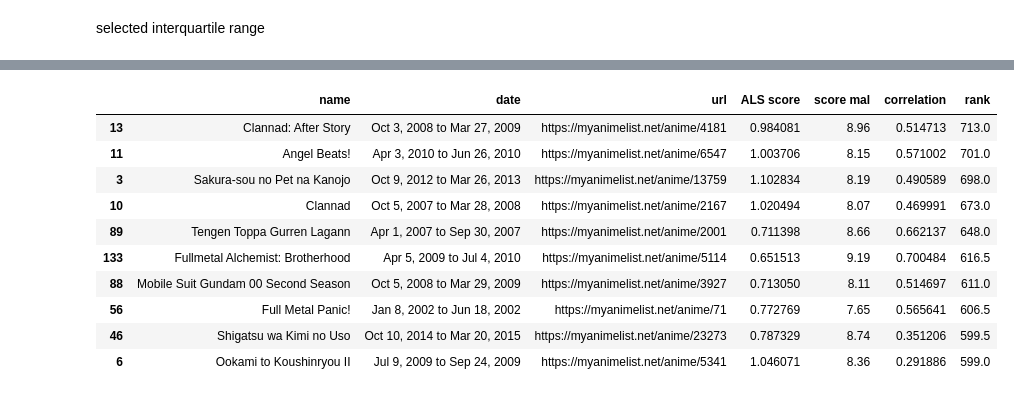
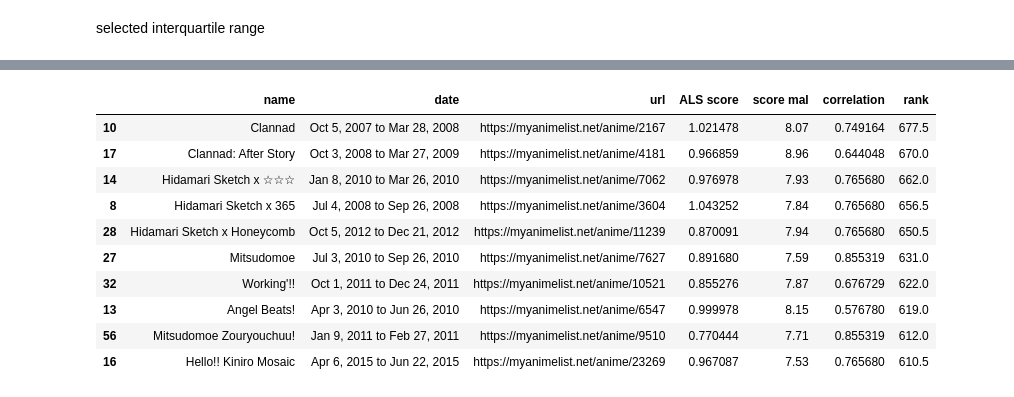
Before and after one commit to ksn38/mal-recommender, a Jupyter notebook: mal-recommender.ipynb, the cells around one changed output, grey strips where cells are left out. Drawn from its saved outputs; the diff is of its cells as text; code cells hidden in the pictures.

Commit message:
loc my_genres > 6

```diff
--- a/mal-recommender.ipynb
+++ b/mal-recommender.ipynb
@@ -64,7 +64,7 @@ df_genres.head(3)
 # %% [markdown]
 limit by years
 # %%
-max_year = 2222
+max_year = 9999
 min_year = 2000
 
 anime_id = []
@@ -75,7 +75,7 @@ for i in anime['anime_id']:
     try:
         year.append(int(re.findall('[0-9]{4}', str(anime.loc[anime['anime_id'] == i]['Aired'].values[0]))[0]))
     except IndexError:
-        year.append(9999)
+        year.append(8888)
 
 df_year = pd.DataFrame({'anime_id': anime_id, 'year': year})
 df_year = df_year.loc[(df_year['year'] < max_year)&(df_year['year'] > min_year)]
@@ -191,7 +191,8 @@ id_score = model.recommend(-1, user_item_matrix_csr[-1], N=250, filter_already_l
 anime_id = [idALS_anime_id[i] for i in id_score[0]]
 ALScore = dict((i, j) for i, j in zip(anime_id, id_score[1]))
 # %%
-my_genres = df_genres[df_genres.index.isin(my_animelist.index)].mean().values
+my_animelist = my_animelist.loc[my_animelist['rating'] > 6]
+my_genres = df_genres[df_genres.index.isin(my_animelist['anime_id'])].mean().values
 
 def rec_final(rec):
     name = []
@@ -222,20 +223,20 @@ def rec_final(rec):
         df = df.sort_values('rank', ascending=False)
     return df
 # %%
-rec_final(anime_id).to_html('rec_final.html', encoding='utf-8', index=False, render_links=True)
+rec_final(anime_id).to_html('ALS recommendations.html', encoding='utf-8', index=False, render_links=True)
 rec_final(anime_id)[:10]
 # %% [output]
 |  | name | date | url | ALS score | score mal | correlation | rank |
-| 13 | Clannad: After Story | Oct 3, 2008 to Mar 27, 2009 | https://myanimelist.net/anime/4181 | 0.984081 | 8.96 | 0.514713 | 713.0 |
-| 11 | Angel Beats! | Apr 3, 2010 to Jun 26, 2010 | https://myanimelist.net/anime/6547 | 1.003706 | 8.15 | 0.571002 | 701.0 |
-| 3 | Sakura-sou no Pet na Kanojo | Oct 9, 2012 to Mar 26, 2013 | https://myanimelist.net/anime/13759 | 1.102834 | 8.19 | 0.490589 | 698.0 |
-| 10 | Clannad | Oct 5, 2007 to Mar 28, 2008 | https://myanimelist.net/anime/2167 | 1.020494 | 8.07 | 0.469991 | 673.0 |
-| 89 | Tengen Toppa Gurren Lagann | Apr 1, 2007 to Sep 30, 2007 | https://myanimelist.net/anime/2001 | 0.711398 | 8.66 | 0.662137 | 648.0 |
-| 133 | Fullmetal Alchemist: Brotherhood | Apr 5, 2009 to Jul 4, 2010 | https://myanimelist.net/anime/5114 | 0.651513 | 9.19 | 0.700484 | 616.5 |
-| 88 | Mobile Suit Gundam 00 Second Season | Oct 5, 2008 to Mar 29, 2009 | https://myanimelist.net/anime/3927 | 0.713050 | 8.11 | 0.514697 | 611.0 |
-| 56 | Full Metal Panic! | Jan 8, 2002 to Jun 18, 2002 | https://myanimelist.net/anime/71 | 0.772769 | 7.65 | 0.565641 | 606.5 |
-| 46 | Shigatsu wa Kimi no Uso | Oct 10, 2014 to Mar 20, 2015 | https://myanimelist.net/anime/23273 | 0.787329 | 8.74 | 0.351206 | 599.5 |
-| 6 | Ookami to Koushinryou II | Jul 9, 2009 to Sep 24, 2009 | https://myanimelist.net/anime/5341 | 1.046071 | 8.36 | 0.291886 | 599.0 |
+| 10 | Clannad | Oct 5, 2007 to Mar 28, 2008 | https://myanimelist.net/anime/2167 | 1.021478 | 8.07 | 0.749164 | 677.5 |
+| 17 | Clannad: After Story | Oct 3, 2008 to Mar 27, 2009 | https://myanimelist.net/anime/4181 | 0.966859 | 8.96 | 0.644048 | 670.0 |
+| 14 | Hidamari Sketch x ☆☆☆ | Jan 8, 2010 to Mar 26, 2010 | https://myanimelist.net/anime/7062 | 0.976978 | 7.93 | 0.765680 | 662.0 |
+| 8 | Hidamari Sketch x 365 | Jul 4, 2008 to Sep 26, 2008 | https://myanimelist.net/anime/3604 | 1.043252 | 7.84 | 0.765680 | 656.5 |
+| 28 | Hidamari Sketch x Honeycomb | Oct 5, 2012 to Dec 21, 2012 | https://myanimelist.net/anime/11239 | 0.870091 | 7.94 | 0.765680 | 650.5 |
+| 27 | Mitsudomoe | Jul 3, 2010 to Sep 26, 2010 | https://myanimelist.net/anime/7627 | 0.891680 | 7.59 | 0.855319 | 631.0 |
+| 32 | Working'!! | Oct 1, 2011 to Dec 24, 2011 | https://myanimelist.net/anime/10521 | 0.855276 | 7.87 | 0.676729 | 622.0 |
+| 13 | Angel Beats! | Apr 3, 2010 to Jun 26, 2010 | https://myanimelist.net/anime/6547 | 0.999978 | 8.15 | 0.576780 | 619.0 |
+| 56 | Mitsudomoe Zouryouchuu! | Jan 9, 2011 to Feb 27, 2011 | https://myanimelist.net/anime/9510 | 0.770444 | 7.71 | 0.855319 | 612.0 |
+| 16 | Hello!! Kiniro Mosaic | Apr 6, 2015 to Jun 22, 2015 | https://myanimelist.net/anime/23269 | 0.967087 | 7.53 | 0.765680 | 610.5 |
 # %%
 rec_final(popularity_anime['anime_id'][:250]).to_html('popular anime from users dataset.html', encoding='utf-8', index=False, render_links=True)
 # %%
```
Also changed, not shown: parts of 10 cells of this notebook, 1 other file.
